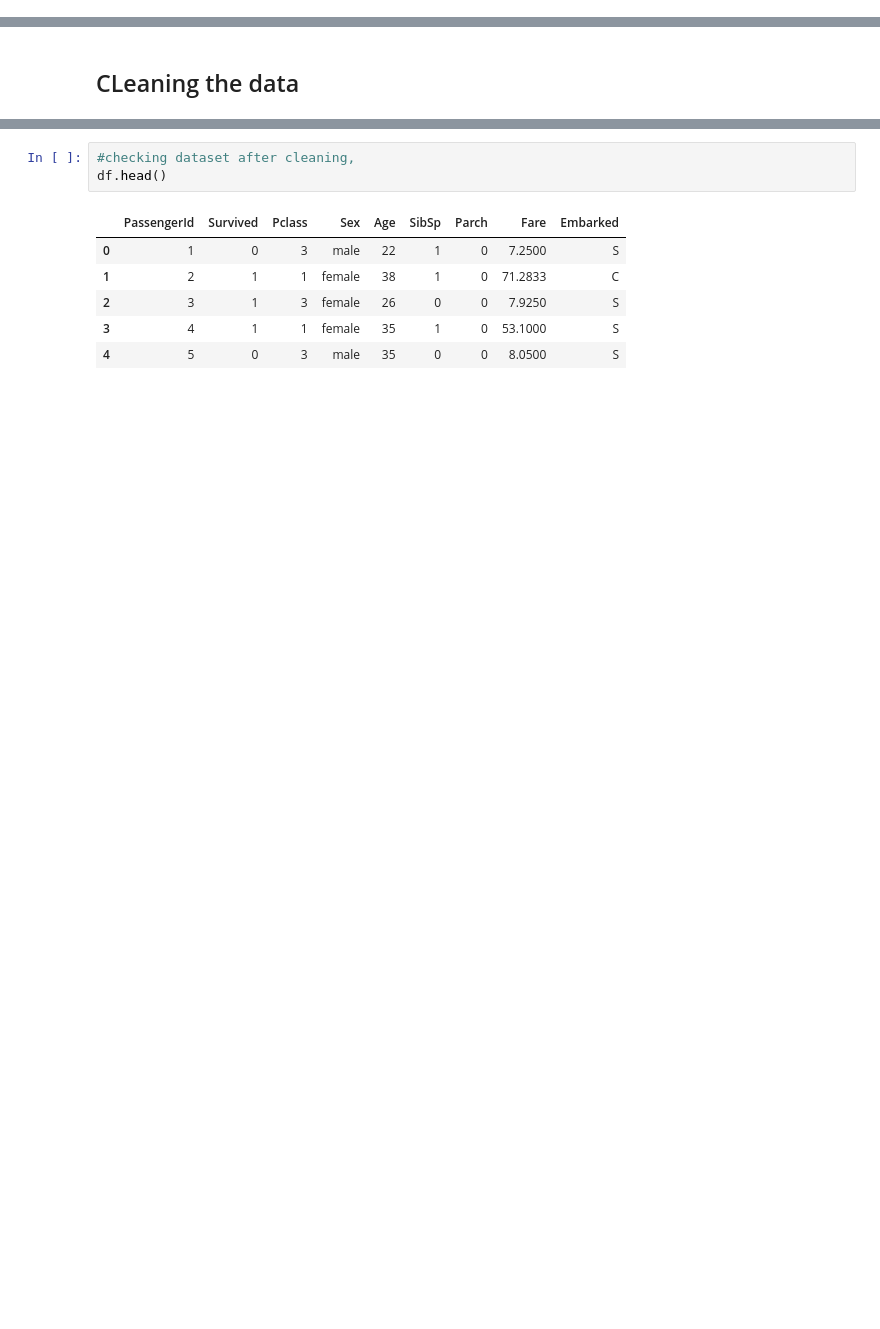
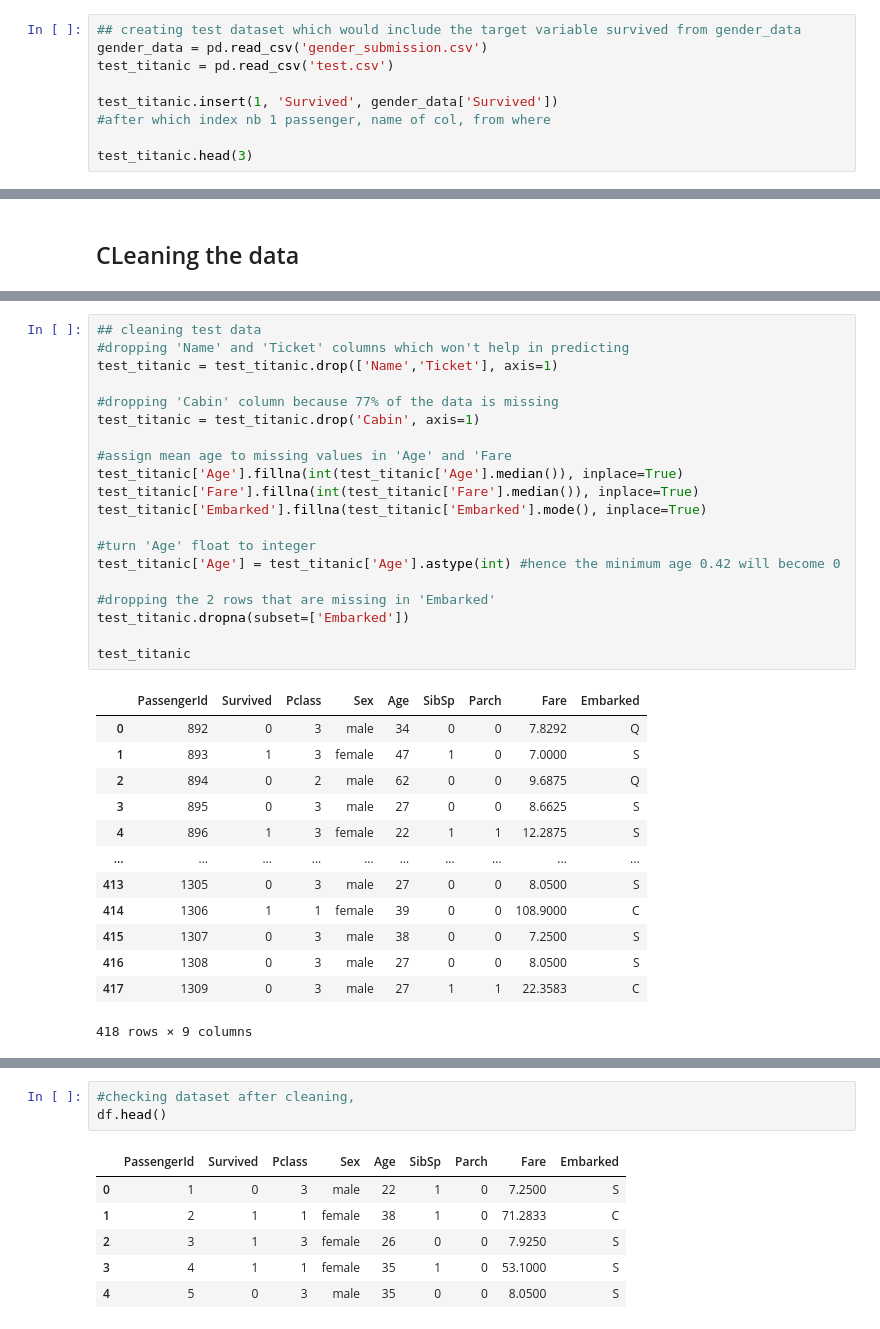
Before and after one commit to jujuju88/Titanic_LoR, a Jupyter notebook: preprocess.ipynb, the cells around one changed output, grey strips where cells are left out. Cells and saved outputs as stored; diff of their text form; blank space fills up the shorter version.

```diff
--- a/preprocess.ipynb
+++ b/preprocess.ipynb
@@ -8,0 +21,9 @@ from sklearn.preprocessing import StandardScaler
+# %%
+## creating test dataset which would include the target variable survived from gender_data
+gender_data = pd.read_csv('gender_submission.csv')
+test_titanic = pd.read_csv('test.csv')
+
+test_titanic.insert(1, 'Survived', gender_data['Survived'])
+#after which index nb 1 passenger, name of col, from where
+
+test_titanic.head(3)
@@ -319,0 +238,34 @@ df.dropna(subset=['Embarked'])
+# %%
+## cleaning test data
+#dropping 'Name' and 'Ticket' columns which won't help in predicting
+test_titanic = test_titanic.drop(['Name','Ticket'], axis=1)
+
+#dropping 'Cabin' column because 77% of the data is missing
+test_titanic = test_titanic.drop('Cabin', axis=1)
+
+#assign mean age to missing values in 'Age' and 'Fare
+test_titanic['Age'].fillna(int(test_titanic['Age'].median()), inplace=True)
+test_titanic['Fare'].fillna(int(test_titanic['Fare'].median()), inplace=True)
+test_titanic['Embarked'].fillna(test_titanic['Embarked'].mode(), inplace=True)
+
+#turn 'Age' float to integer
+test_titanic['Age'] = test_titanic['Age'].astype(int) #hence the minimum age 0.42 will become 0
+
+#dropping the 2 rows that are missing in 'Embarked'
+test_titanic.dropna(subset=['Embarked'])
+
+test_titanic
+# %% [output]
+|  | PassengerId | Survived | Pclass | Sex | Age | SibSp | Parch | Fare | Embarked |
+| 0 | 892 | 0 | 3 | male | 34 | 0 | 0 | 7.8292 | Q |
+| 1 | 893 | 1 | 3 | female | 47 | 1 | 0 | 7.0000 | S |
+| 2 | 894 | 0 | 2 | male | 62 | 0 | 0 | 9.6875 | Q |
+| 3 | 895 | 0 | 3 | male | 27 | 0 | 0 | 8.6625 | S |
+| 4 | 896 | 1 | 3 | female | 22 | 1 | 1 | 12.2875 | S |
+| ... | ... | ... | ... | ... | ... | ... | ... | ... | ... |
+| 413 | 1305 | 0 | 3 | male | 27 | 0 | 0 | 8.0500 | S |
+| 414 | 1306 | 1 | 1 | female | 39 | 0 | 0 | 108.9000 | C |
+| 415 | 1307 | 0 | 3 | male | 38 | 0 | 0 | 7.2500 | S |
+| 416 | 1308 | 0 | 3 | male | 27 | 0 | 0 | 8.0500 | S |
+| 417 | 1309 | 0 | 3 | male | 27 | 1 | 1 | 22.3583 | C |
+418 rows × 9 columns
```
Also changed, not shown: parts of 47 cells of this notebook.
